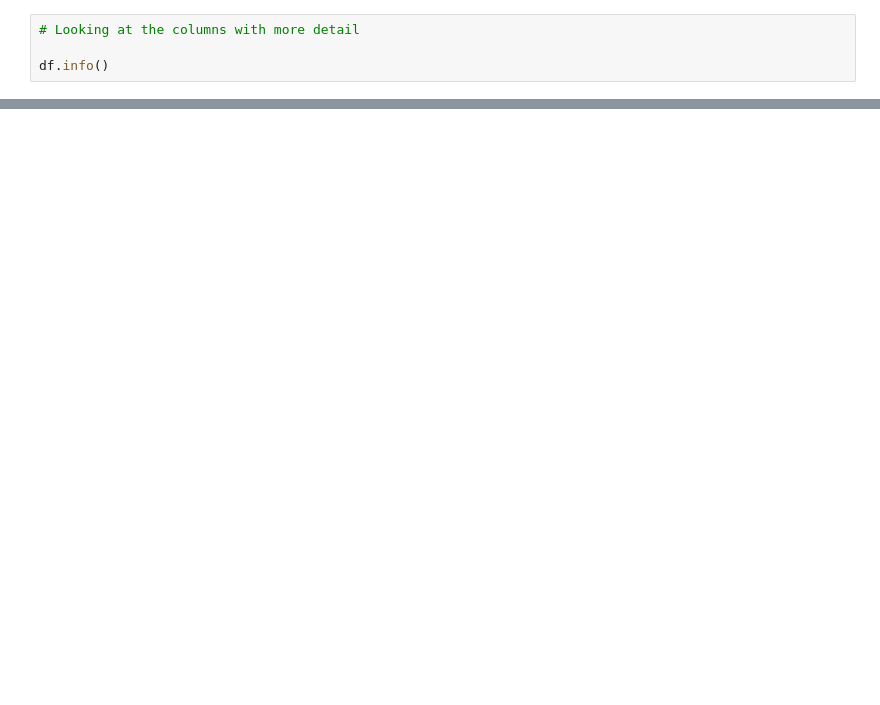
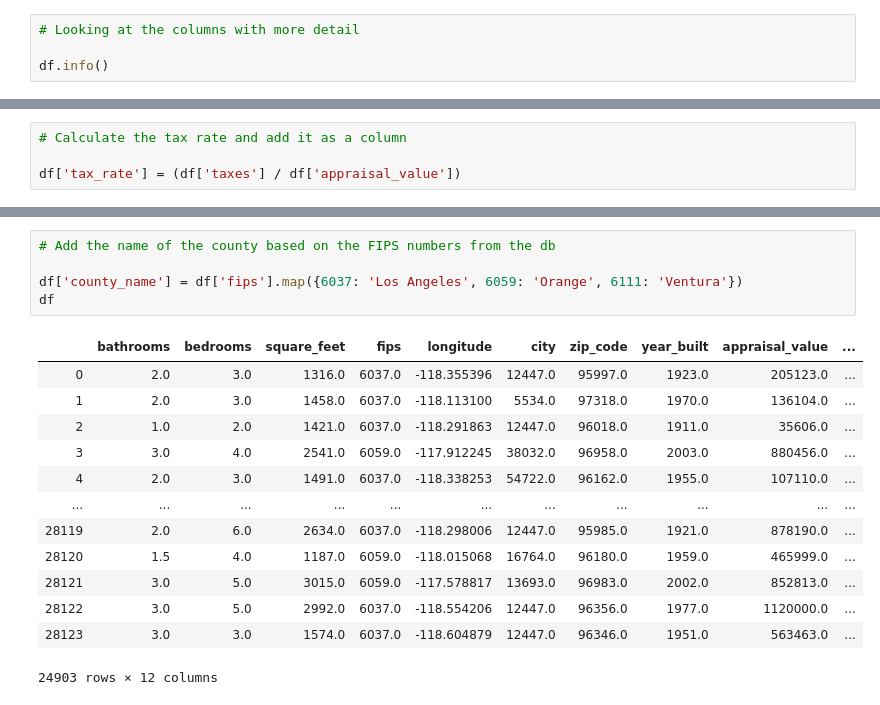
Before and after one commit to QuantumKane/zillow_regression_project, a Jupyter notebook: zillow_explore.ipynb, the cells around one changed output, grey strips where cells are left out. Saved outputs shown, nothing was run; the diff lists cells and outputs as text; blank space fills up the shorter version.

```diff
--- a/zillow_explore.ipynb
+++ b/zillow_explore.ipynb
@@ -133,0 +105,4 @@ Name: finishedsquarefeet12, dtype: float64
+# %%
+# Calculate the tax rate and add it as a column
+
+df['tax_rate'] = (df['taxes'] / df['appraisal_value'])
@@ -133,0 +117,19 @@ Name: finishedsquarefeet12, dtype: float64
+# %%
+# Add the name of the county based on the FIPS numbers from the db
+
+df['county_name'] = df['fips'].map({6037: 'Los Angeles', 6059: 'Orange', 6111: 'Ventura'})
+df
+# %% [output]
+|  | bathrooms | bedrooms | square_feet | fips | longitude | city | zip_code | year_built | appraisal_value | ... |
+| 0 | 2.0 | 3.0 | 1316.0 | 6037.0 | -118.355396 | 12447.0 | 95997.0 | 1923.0 | 205123.0 | ... |
+| 1 | 2.0 | 3.0 | 1458.0 | 6037.0 | -118.113100 | 5534.0 | 97318.0 | 1970.0 | 136104.0 | ... |
+| 2 | 1.0 | 2.0 | 1421.0 | 6037.0 | -118.291863 | 12447.0 | 96018.0 | 1911.0 | 35606.0 | ... |
+| 3 | 3.0 | 4.0 | 2541.0 | 6059.0 | -117.912245 | 38032.0 | 96958.0 | 2003.0 | 880456.0 | ... |
+| 4 | 2.0 | 3.0 | 1491.0 | 6037.0 | -118.338253 | 54722.0 | 96162.0 | 1955.0 | 107110.0 | ... |
+| ... | ... | ... | ... | ... | ... | ... | ... | ... | ... | ... |
+| 28119 | 2.0 | 6.0 | 2634.0 | 6037.0 | -118.298006 | 12447.0 | 95985.0 | 1921.0 | 878190.0 | ... |
+| 28120 | 1.5 | 4.0 | 1187.0 | 6059.0 | -118.015068 | 16764.0 | 96180.0 | 1959.0 | 465999.0 | ... |
+| 28121 | 3.0 | 5.0 | 3015.0 | 6059.0 | -117.578817 | 13693.0 | 96983.0 | 2002.0 | 852813.0 | ... |
+| 28122 | 3.0 | 5.0 | 2992.0 | 6037.0 | -118.554206 | 12447.0 | 96356.0 | 1977.0 | 1120000.0 | ... |
+| 28123 | 3.0 | 3.0 | 1574.0 | 6037.0 | -118.604879 | 12447.0 | 96346.0 | 1951.0 | 563463.0 | ... |
+24903 rows × 12 columns
```
Also changed, not shown: parts of 43 cells of this notebook.
